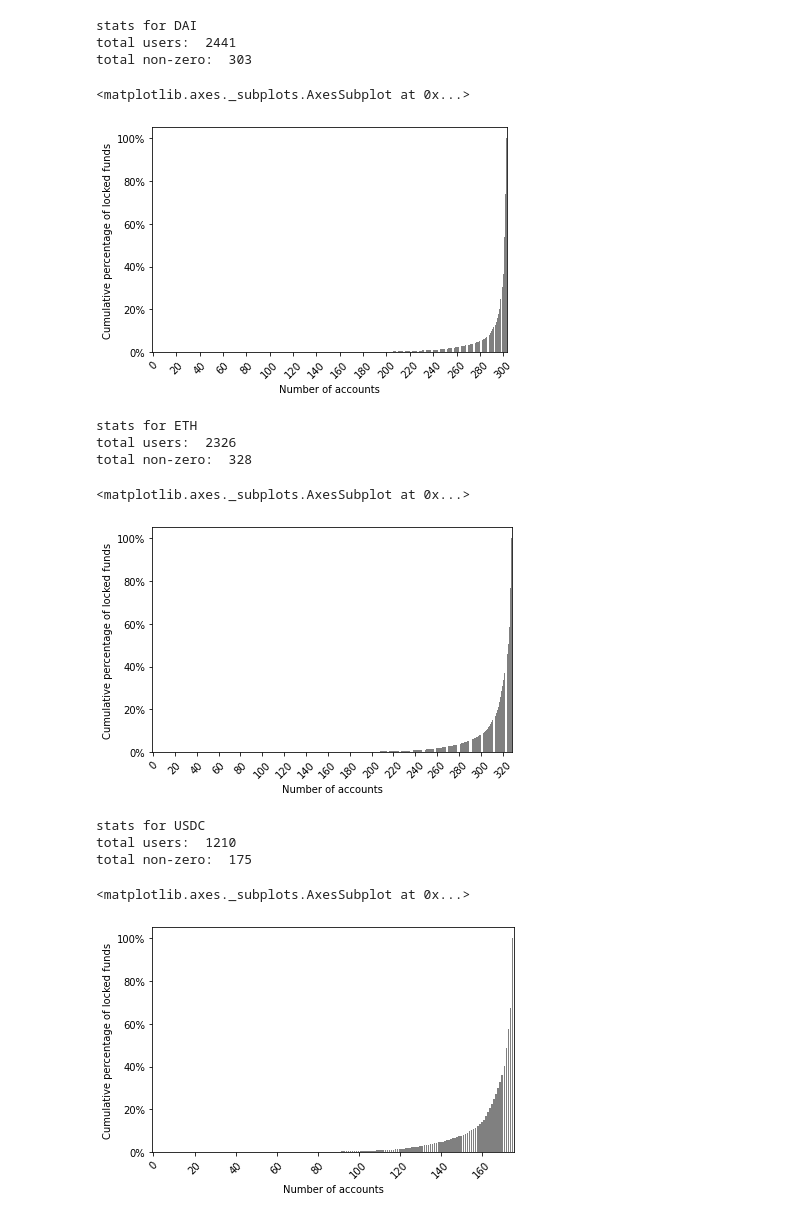
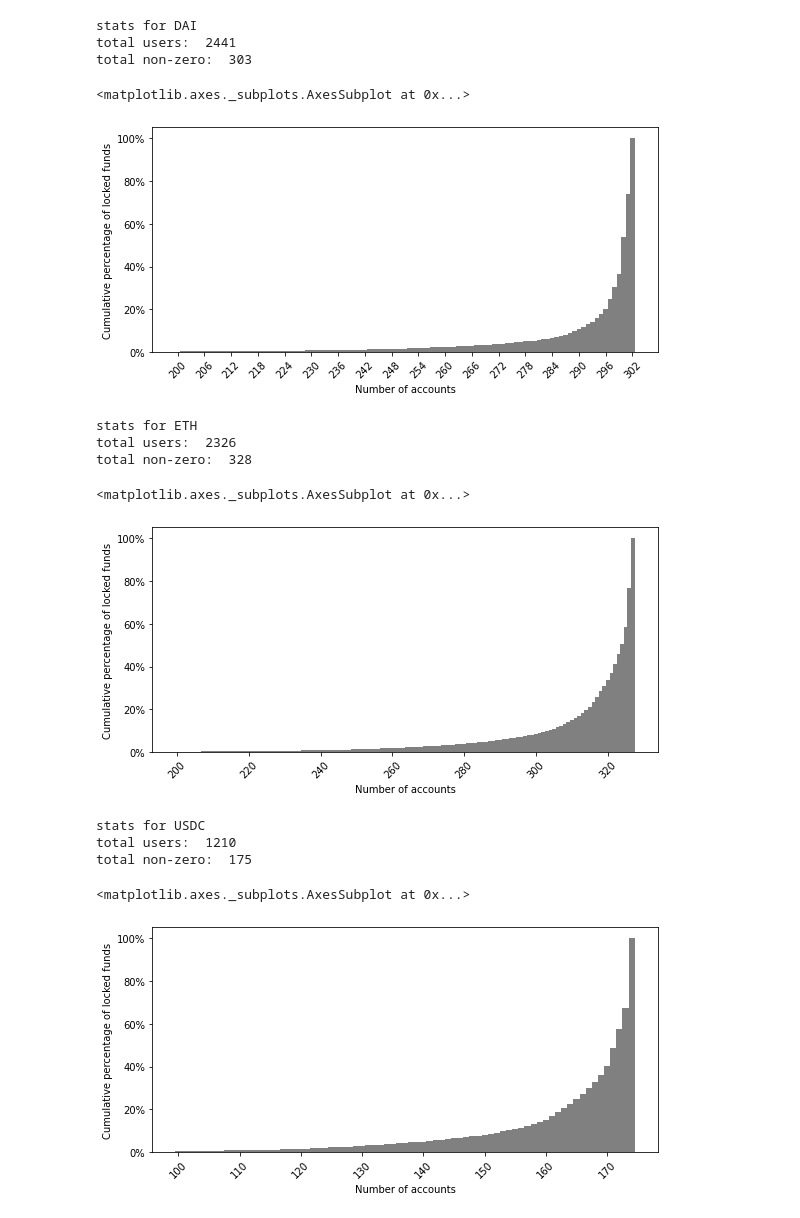
Before and after one commit to danhper/defi-plf-analysis, a Jupyter notebook: notebooks/aave/deposits.ipynb, the cells around one changed output. Saved outputs shown, nothing was run; the diff lists cells and outputs as text; code cells hidden in the pictures.

```diff
--- a/notebooks/aave/deposits.ipynb
+++ b/notebooks/aave/deposits.ipynb
@@ -43,5 +27,5 @@ def plot_cumulative_hist(locked_funds):
 # %%
-def compute_stats(currency):
+def compute_stats(currency, skip_count=None, ticks_interval=None):
     print(f"stats for {currency}")
     data = load_data(currency)
     deposits = make_df(data["deposits"])
@@ -52,28 +36,28 @@ def compute_stats(currency):
     non_zero_user = locked_by_user[locked_by_user > 0]
     print("total users: ", len(locked_by_user))
     print("total non-zero: ", len(non_zero_user))
-    return plot_cumulative_hist(non_zero_user)
+    return utils.plot_cumulative_hist(non_zero_user, skip_count=skip_count, ticks_interval=ticks_interval)
 # %%
-compute_stats("DAI")
+compute_stats("DAI", skip_count=200)
 # %% [output]
 stats for DAI
 total users:  2441
 total non-zero:  303
 <matplotlib.axes._subplots.AxesSubplot at 0x...>
-[figure, old version]
+[figure, new version]
 # %%
-compute_stats("ETH")
+compute_stats("ETH", skip_count=200, ticks_interval=20)
 # %% [output]
 stats for ETH
 total users:  2326
 total non-zero:  328
 <matplotlib.axes._subplots.AxesSubplot at 0x...>
-[figure, old version]
+[figure, new version]
 # %%
-compute_stats("USDC")
+compute_stats("USDC", skip_count=100, ticks_interval=10)
 # %% [output]
 stats for USDC
 total users:  1210
 total non-zero:  175
 <matplotlib.axes._subplots.AxesSubplot at 0x...>
-[figure, old version]
+[figure, new version]
```
Also changed, not shown: parts of 3 cells of this notebook, 2 other files.
